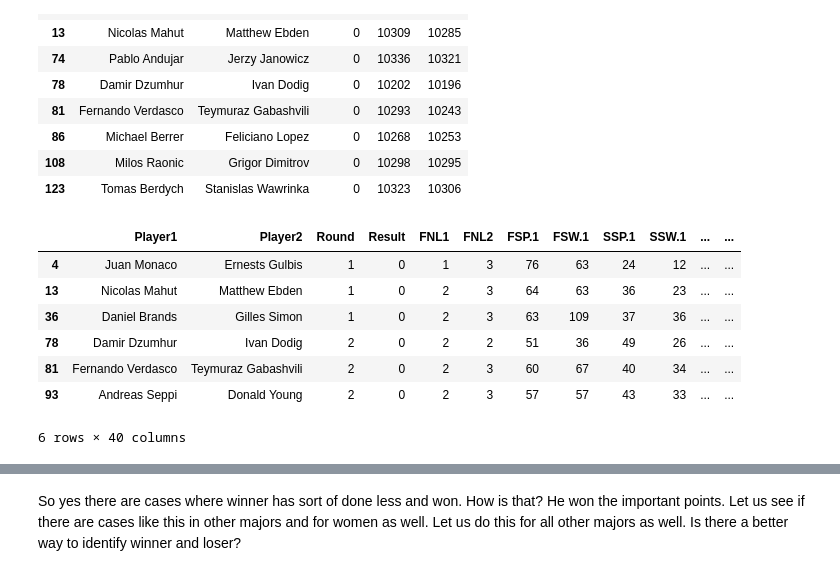
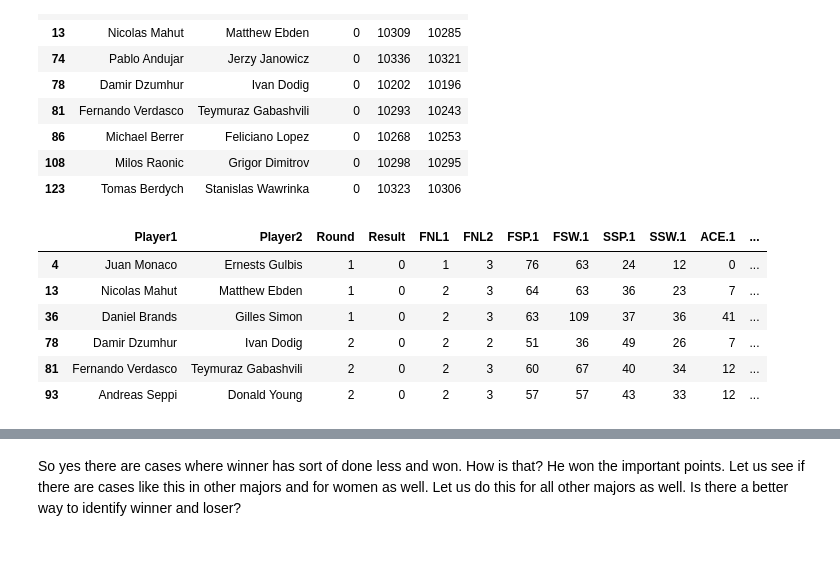
Before and after one commit to pvenka/Bounty-Tennis, a Jupyter notebook: tennis_a.ipynb, the cells around one changed output, grey strips where cells are left out. Cells and saved outputs as stored; diff of their text form; code cells hidden in the pictures.

```diff
--- a/tennis_a.ipynb
+++ b/tennis_a.ipynb
@@ -762,13 +763,12 @@ df_aus_check[(df_aus_check.Result==0) & (df_aus_check["PMN.1"] > df_aus_check["P
 | 108 | Milos Raonic | Grigor Dimitrov | 0 | 10298 | 10295 |
 | 123 | Tomas Berdych | Stanislas Wawrinka | 0 | 10323 | 10306 |
 # %%
-df_aus_m[(df_aus_m.Result==0) & (df_aus_m["TPW.2"] < df_aus_m["TPW.1"])].ix[:,0:40]
+df_aus_m[(df_aus_m.Result==0) & (df_aus_m["TPW.2"] < df_aus_m["TPW.1"])].ix[:,0:18]
 # %% [output]
-|  | Player1 | Player2 | Round | Result | FNL1 | FNL2 | FSP.1 | FSW.1 | SSP.1 | SSW.1 | ... | ... |
-| 4 | Juan Monaco | Ernests Gulbis | 1 | 0 | 1 | 3 | 76 | 63 | 24 | 12 | ... | ... |
-| 13 | Nicolas Mahut | Matthew Ebden | 1 | 0 | 2 | 3 | 64 | 63 | 36 | 23 | ... | ... |
-| 36 | Daniel Brands | Gilles Simon | 1 | 0 | 2 | 3 | 63 | 109 | 37 | 36 | ... | ... |
-| 78 | Damir Dzumhur | Ivan Dodig | 2 | 0 | 2 | 2 | 51 | 36 | 49 | 26 | ... | ... |
-| 81 | Fernando Verdasco | Teymuraz Gabashvili | 2 | 0 | 2 | 3 | 60 | 67 | 40 | 34 | ... | ... |
-| 93 | Andreas Seppi | Donald Young | 2 | 0 | 2 | 3 | 57 | 57 | 43 | 33 | ... | ... |
+|  | Player1 | Player2 | Round | Result | FNL1 | FNL2 | FSP.1 | FSW.1 | SSP.1 | SSW.1 | ACE.1 | ... |
+| 4 | Juan Monaco | Ernests Gulbis | 1 | 0 | 1 | 3 | 76 | 63 | 24 | 12 | 0 | ... |
+| 13 | Nicolas Mahut | Matthew Ebden | 1 | 0 | 2 | 3 | 64 | 63 | 36 | 23 | 7 | ... |
+| 36 | Daniel Brands | Gilles Simon | 1 | 0 | 2 | 3 | 63 | 109 | 37 | 36 | 41 | ... |
+| 78 | Damir Dzumhur | Ivan Dodig | 2 | 0 | 2 | 2 | 51 | 36 | 49 | 26 | 7 | ... |
+| 81 | Fernando Verdasco | Teymuraz Gabashvili | 2 | 0 | 2 | 3 | 60 | 67 | 40 | 34 | 12 | ... |
+| 93 | Andreas Seppi | Donald Young | 2 | 0 | 2 | 3 | 57 | 57 | 43 | 33 | 12 | ... |
-6 rows × 40 columns
```
Also changed, not shown: parts of 11 cells of this notebook.
